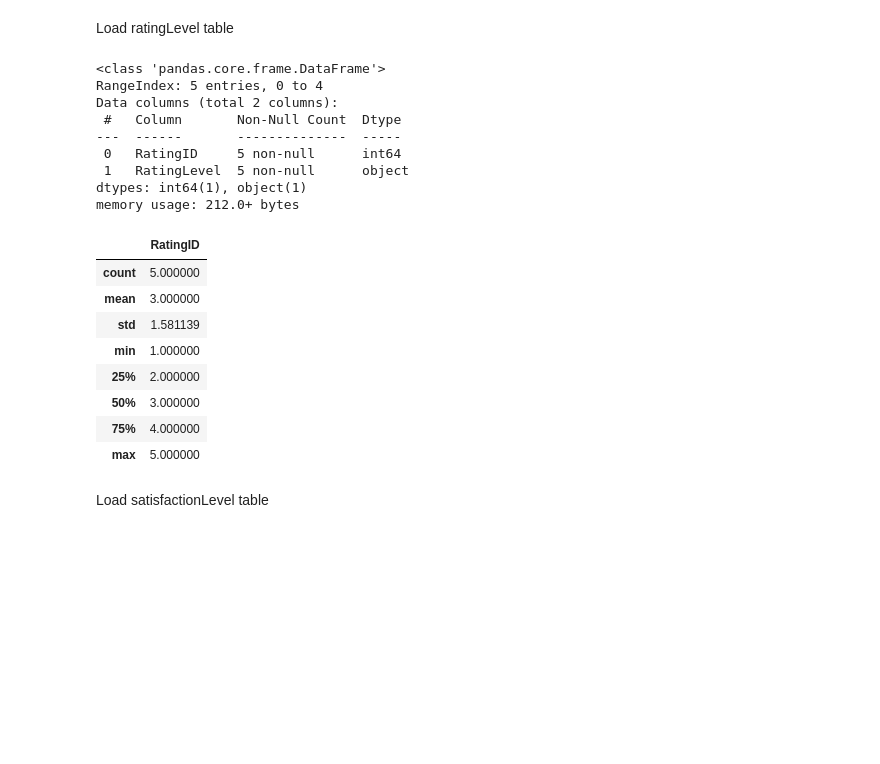
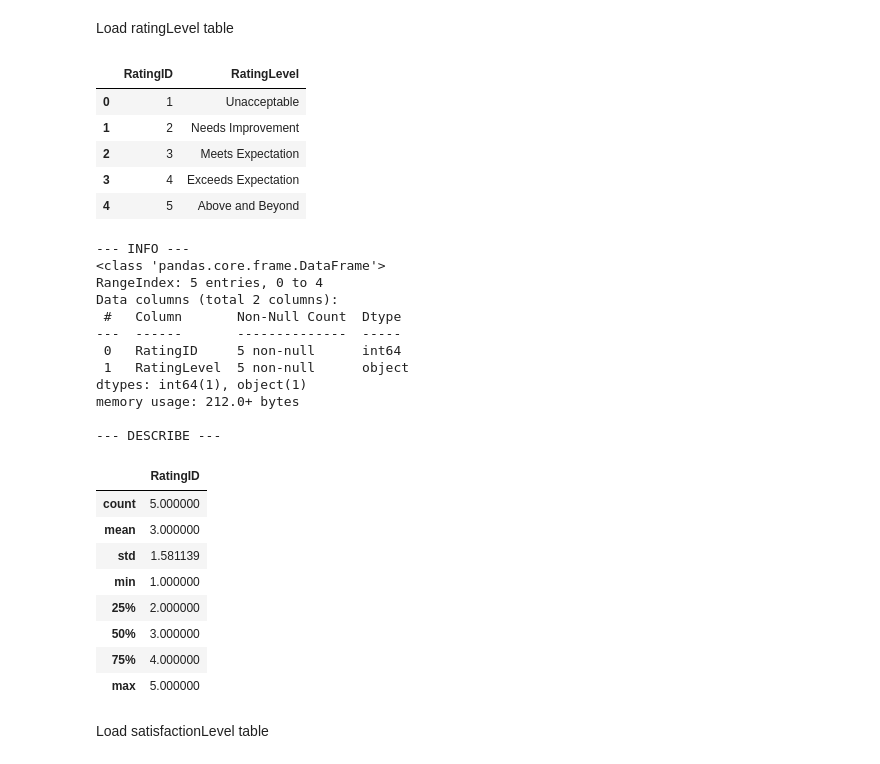
Before and after one commit to nhahub/NHA-207, a Jupyter notebook: notebooks/data_cleaning_merge.ipynb, the cells around one changed output. Drawn from its saved outputs; the diff is of its cells as text; code cells hidden in the pictures; blank space fills up the shorter version.

```diff
--- a/notebooks/data_cleaning_merge.ipynb
+++ b/notebooks/data_cleaning_merge.ipynb
@@ -102,10 +150,19 @@ memory usage: 576.7+ KB
 Load ratingLevel table
 # %%
 rating_levelDF = pd.read_csv("../data/raw/RatingLevel.csv")
-rating_levelDF.head()
+display(rating_levelDF.head())
+print("\n--- INFO ---")
 rating_levelDF.info()
+print("\n--- DESCRIBE ---")
 rating_levelDF.describe()
 # %% [output]
+|  | RatingID | RatingLevel |
+| 0 | 1 | Unacceptable |
+| 1 | 2 | Needs Improvement |
+| 2 | 3 | Meets Expectation |
+| 3 | 4 | Exceeds Expectation |
+| 4 | 5 | Above and Beyond |
+--- INFO ---
 <class 'pandas.core.frame.DataFrame'>
 RangeIndex: 5 entries, 0 to 4
 Data columns (total 2 columns):
@@ -115,15 +172,17 @@ Data columns (total 2 columns):
  1   RatingLevel  5 non-null      object
 dtypes: int64(1), object(1)
 memory usage: 212.0+ bytes
+
+--- DESCRIBE ---
-|  | RatingID |
-| count | 5.000000 |
-| mean | 3.000000 |
-| std | 1.581139 |
-| min | 1.000000 |
-| 25% | 2.000000 |
-| 50% | 3.000000 |
-| 75% | 4.000000 |
-| max | 5.000000 |
+|  | RatingID |
+| count | 5.000000 |
+| mean | 3.000000 |
+| std | 1.581139 |
+| min | 1.000000 |
+| 25% | 2.000000 |
+| 50% | 3.000000 |
+| 75% | 4.000000 |
+| max | 5.000000 |
 # %% [markdown]
 Load satisfactionLevel table
 # %%
```
Also changed, not shown: parts of 12 cells of this notebook, 1 other file.
